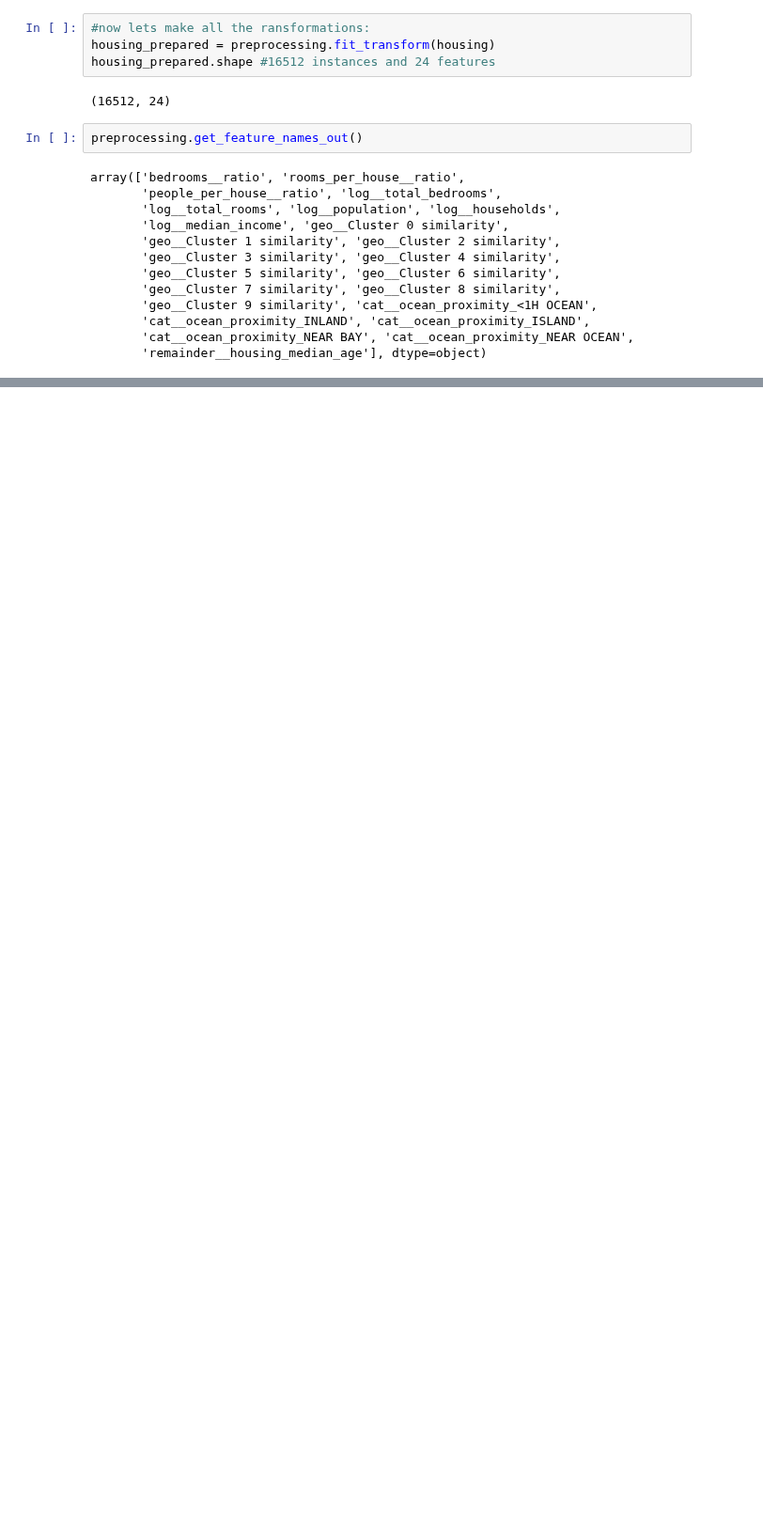
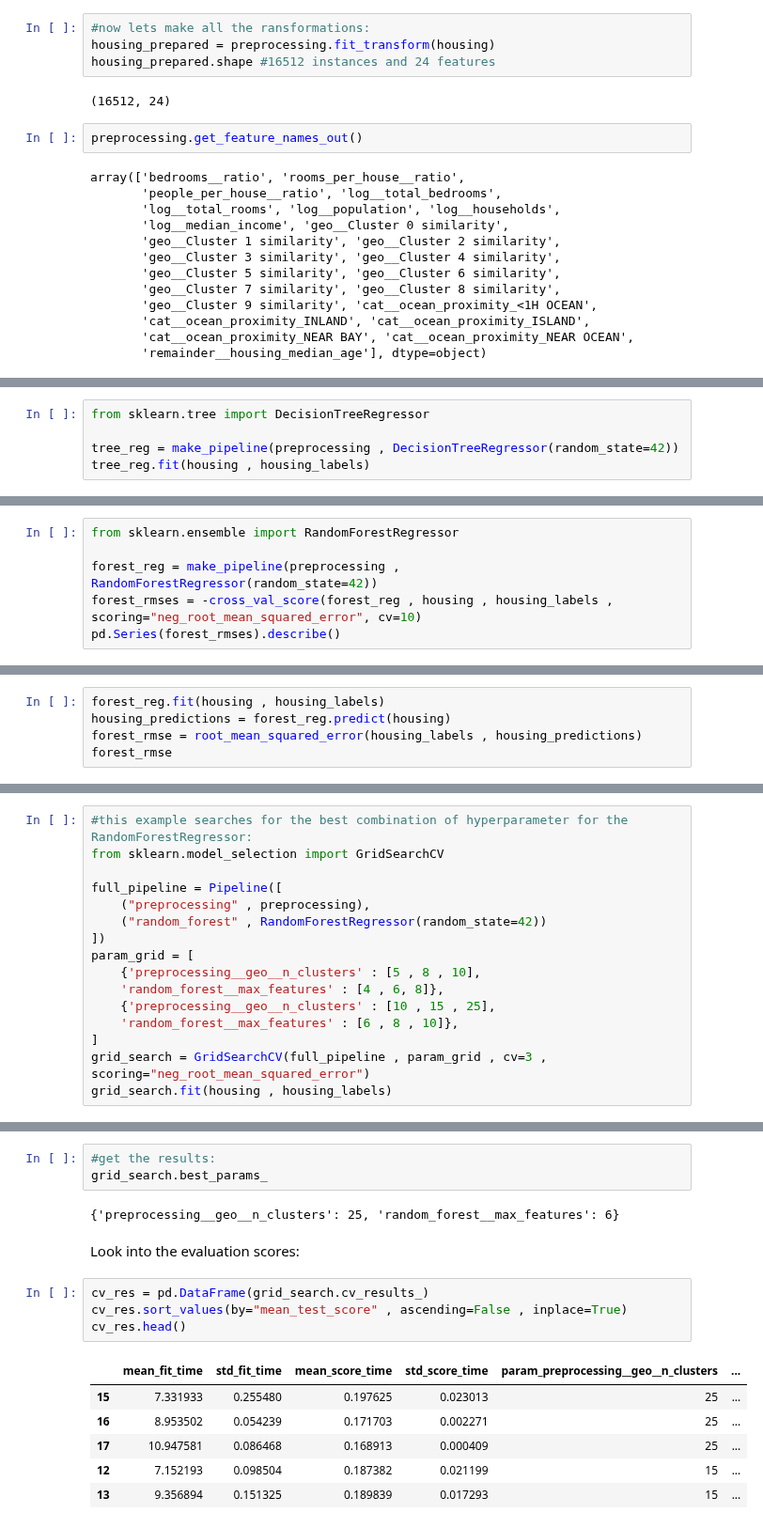
Before and after one commit to vitech-source/Hands-on_ML, a Jupyter notebook: 02_end_to_end_ml_project.ipynb, the cells around one changed output, grey strips where cells are left out. Shown at 94% size. Cells and saved outputs as stored; diff of their text form; blank space fills up the shorter version.

```diff
--- a/02_end_to_end_ml_project.ipynb
+++ b/02_end_to_end_ml_project.ipynb
@@ -634,0 +685,5 @@ array(['bedrooms__ratio', 'rooms_per_house__ratio',
+# %%
+from sklearn.tree import DecisionTreeRegressor
+
+tree_reg = make_pipeline(preprocessing , DecisionTreeRegressor(random_state=42))
+tree_reg.fit(housing , housing_labels)
@@ -634,0 +735,6 @@ array(['bedrooms__ratio', 'rooms_per_house__ratio',
+# %%
+from sklearn.ensemble import RandomForestRegressor
+
+forest_reg = make_pipeline(preprocessing , RandomForestRegressor(random_state=42))
+forest_rmses = -cross_val_score(forest_reg , housing , housing_labels , scoring="neg_root_mean_squared_error", cv=10)
+pd.Series(forest_rmses).describe()
@@ -634,0 +753,5 @@ array(['bedrooms__ratio', 'rooms_per_house__ratio',
+# %%
+forest_reg.fit(housing , housing_labels)
+housing_predictions = forest_reg.predict(housing)
+forest_rmse = root_mean_squared_error(housing_labels , housing_predictions)
+forest_rmse
@@ -634,0 +784,16 @@ array(['bedrooms__ratio', 'rooms_per_house__ratio',
+# %%
+#this example searches for the best combination of hyperparameter for the RandomForestRegressor:
+from sklearn.model_selection import GridSearchCV
+
+full_pipeline = Pipeline([
+    ("preprocessing" , preprocessing),
+    ("random_forest" , RandomForestRegressor(random_state=42))
+])
+param_grid = [
+    {'preprocessing__geo__n_clusters' : [5 , 8 , 10],
+    'random_forest__max_features' : [4 , 6, 8]},
+    {'preprocessing__geo__n_clusters' : [10 , 15 , 25],
+    'random_forest__max_features' : [6 , 8 , 10]},
+]
+grid_search = GridSearchCV(full_pipeline , param_grid , cv=3 , scoring="neg_root_mean_squared_error")
+grid_search.fit(housing , housing_labels)
@@ -634,0 +820,18 @@ array(['bedrooms__ratio', 'rooms_per_house__ratio',
+# %%
+#get the results:
+grid_search.best_params_
+# %% [output]
+{'preprocessing__geo__n_clusters': 25, 'random_forest__max_features': 6}
+# %% [markdown]
+Look into the evaluation scores:
+# %%
+cv_res = pd.DataFrame(grid_search.cv_results_)
+cv_res.sort_values(by="mean_test_score" , ascending=False , inplace=True)
+cv_res.head()
+# %% [output]
+|  | mean_fit_time | std_fit_time | mean_score_time | std_score_time | param_preprocessing__geo__n_clusters | ... |
+| 15 | 7.331933 | 0.255480 | 0.197625 | 0.023013 | 25 | ... |
+| 16 | 8.953502 | 0.054239 | 0.171703 | 0.002271 | 25 | ... |
+| 17 | 10.947581 | 0.086468 | 0.168913 | 0.000409 | 25 | ... |
+| 12 | 7.152193 | 0.098504 | 0.187382 | 0.021199 | 15 | ... |
+| 13 | 9.356894 | 0.151325 | 0.189839 | 0.017293 | 15 | ... |
```
Also changed, not shown: parts of 32 cells of this notebook.
